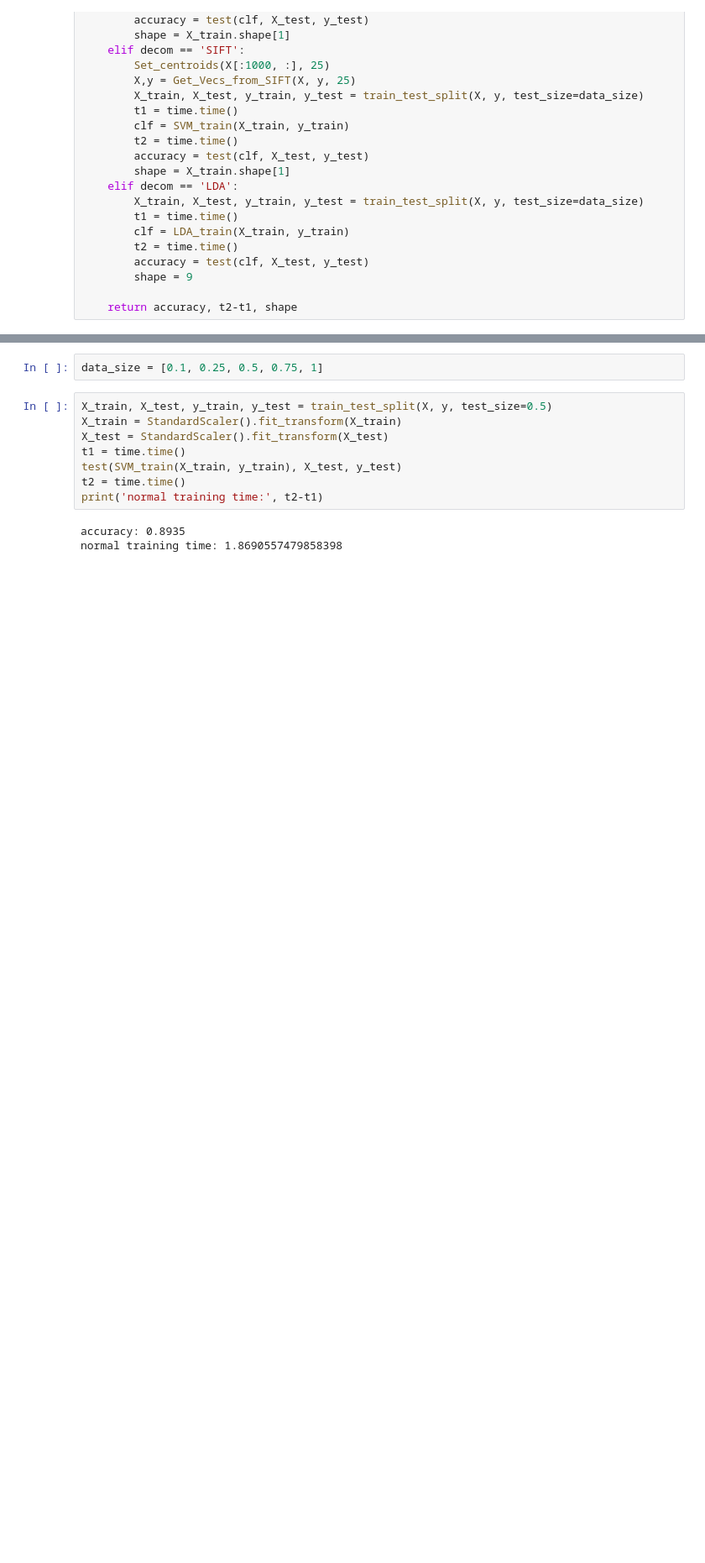
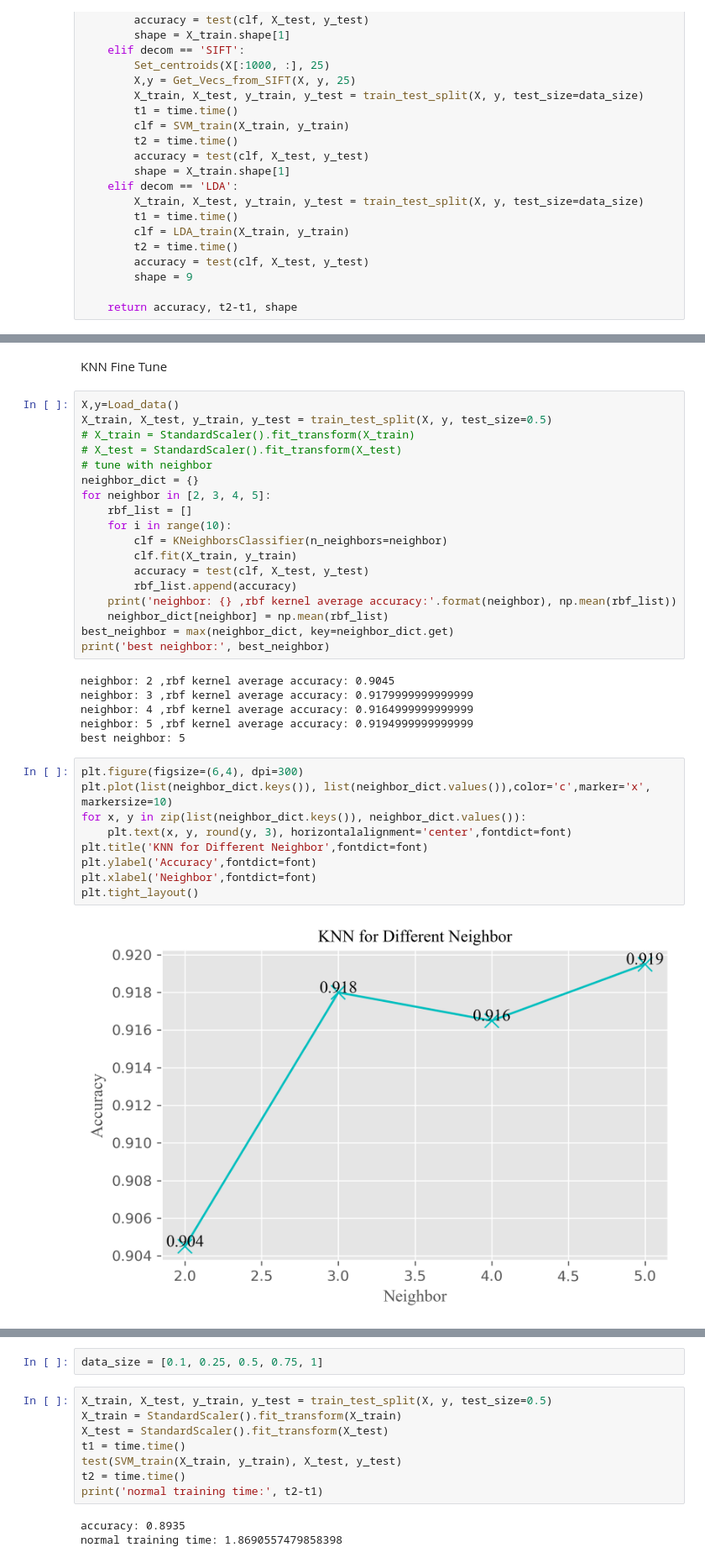
Before and after one commit to wanghchen/CS5487, a Jupyter notebook: Project/CS5487_project.ipynb, the cells around one changed output, grey strips where cells are left out. Shown at 84% size. Cells and saved outputs as stored; diff of their text form; blank space fills up the shorter version.

```diff
--- a/Project/CS5487_project.ipynb
+++ b/Project/CS5487_project.ipynb
@@ -226,0 +390,37 @@ def SVM_train_test(X,y, decom='', data_size=0.5):
+# %% [markdown]
+KNN Fine Tune
+# %%
+X,y=Load_data()
+X_train, X_test, y_train, y_test = train_test_split(X, y, test_size=0.5)
+# X_train = StandardScaler().fit_transform(X_train)
+# X_test = StandardScaler().fit_transform(X_test)
+# tune with neighbor
+neighbor_dict = {}
+for neighbor in [2, 3, 4, 5]:
+    rbf_list = []
+    for i in range(10):
+        clf = KNeighborsClassifier(n_neighbors=neighbor)
+        clf.fit(X_train, y_train)
+        accuracy = test(clf, X_test, y_test)
+        rbf_list.append(accuracy)
+    print('neighbor: {} ,rbf kernel average accuracy:'.format(neighbor), np.mean(rbf_list))
+    neighbor_dict[neighbor] = np.mean(rbf_list)
+best_neighbor = max(neighbor_dict, key=neighbor_dict.get)
+print('best neighbor:', best_neighbor)
+# %% [output]
+neighbor: 2 ,rbf kernel average accuracy: 0.9045
+neighbor: 3 ,rbf kernel average accuracy: 0.9179999999999999
+neighbor: 4 ,rbf kernel average accuracy: 0.9164999999999999
+neighbor: 5 ,rbf kernel average accuracy: 0.9194999999999999
+best neighbor: 5
+# %%
+plt.figure(figsize=(6,4), dpi=300)
+plt.plot(list(neighbor_dict.keys()), list(neighbor_dict.values()),color='c',marker='x', markersize=10)
+for x, y in zip(list(neighbor_dict.keys()), neighbor_dict.values()):
+    plt.text(x, y, round(y, 3), horizontalalignment='center',fontdict=font)
+plt.title('KNN for Different Neighbor',fontdict=font)
+plt.ylabel('Accuracy',fontdict=font)
+plt.xlabel('Neighbor',fontdict=font)
+plt.tight_layout()
+# %% [output]
+[figure, added]
```
Also changed, not shown: parts of 18 cells of this notebook, 5 other files.
